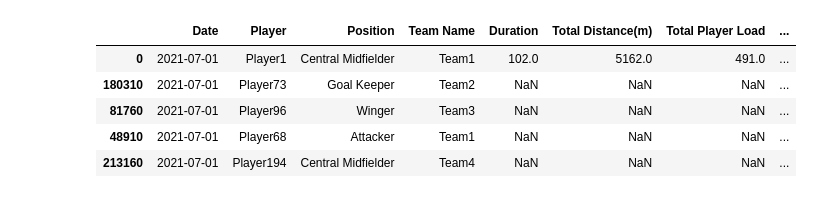
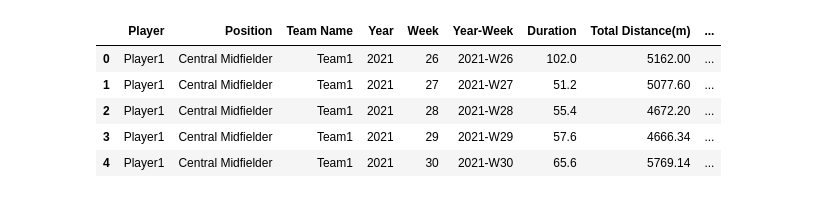
Before and after one commit to typewind/phylix, a Jupyter notebook: processed_explore.ipynb, the cells around one changed output. Cells and saved outputs as stored; diff of their text form; code cells hidden in the pictures.

```diff
--- a/processed_explore.ipynb
+++ b/processed_explore.ipynb
@@ -16,9 +21,9 @@ pd.options.display.max_seq_items = 2000
 # %%
-df_all.head()
+df_week_player.head()
 # %% [output]
-|  | Date | Player | Position | Team Name | Duration | Total Distance(m) | Total Player Load | ... |
-| 0 | 2021-07-01 | Player1 | Central Midfielder | Team1 | 102.0 | 5162.0 | 491.0 | ... |
-| 180310 | 2021-07-01 | Player73 | Goal Keeper | Team2 | NaN | NaN | NaN | ... |
-| 81760 | 2021-07-01 | Player96 | Winger | Team3 | NaN | NaN | NaN | ... |
-| 48910 | 2021-07-01 | Player68 | Attacker | Team1 | NaN | NaN | NaN | ... |
-| 213160 | 2021-07-01 | Player194 | Central Midfielder | Team4 | NaN | NaN | NaN | ... |
+|  | Player | Position | Team Name | Year | Week | Year-Week | Duration | Total Distance(m) | ... |
+| 0 | Player1 | Central Midfielder | Team1 | 2021 | 26 | 2021-W26 | 102.0 | 5162.00 | ... |
+| 1 | Player1 | Central Midfielder | Team1 | 2021 | 27 | 2021-W27 | 51.2 | 5077.60 | ... |
+| 2 | Player1 | Central Midfielder | Team1 | 2021 | 28 | 2021-W28 | 55.4 | 4672.20 | ... |
+| 3 | Player1 | Central Midfielder | Team1 | 2021 | 29 | 2021-W29 | 57.6 | 4666.34 | ... |
+| 4 | Player1 | Central Midfielder | Team1 | 2021 | 30 | 2021-W30 | 65.6 | 5769.14 | ... |
```
Also changed, not shown: parts of 7 cells of this notebook.
